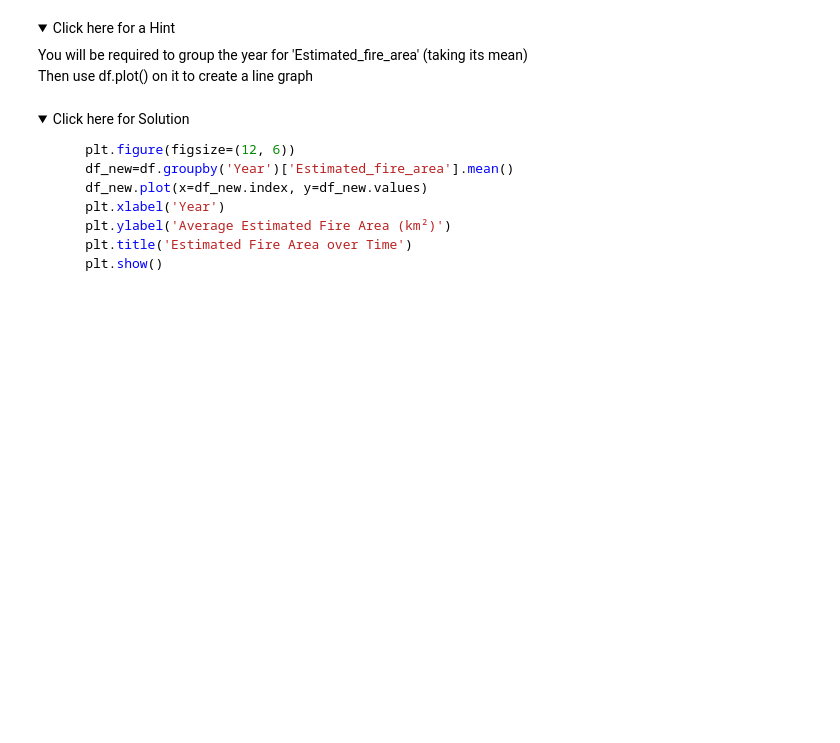
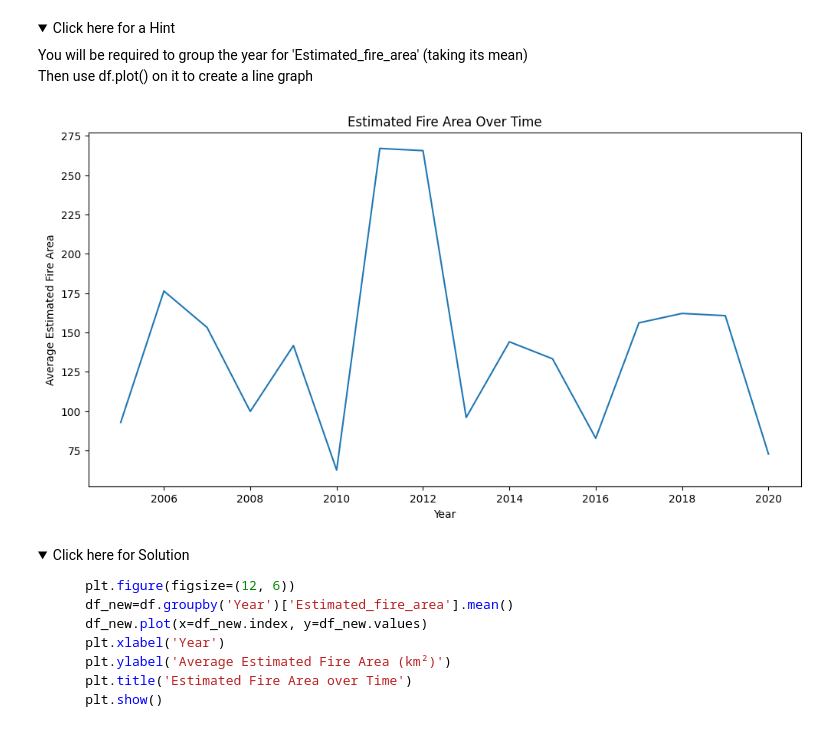
Before and after one commit to felix553/Data-Analyst-IBM-Course, a Jupyter notebook: Data Visualisation and Dashboards with Excel and Cognos/Week 5/Practice_Assignment_Part1.jupyterlite.ipynb, the cells around one changed output. Drawn from its saved outputs; the diff is of its cells as text; code cells hidden in the pictures; folded sections open; blank space fills up the shorter version.

```diff
--- a/Data Visualisation and Dashboards with Excel and Cognos/Week 5/Practice_Assignment_Part1.jupyterlite.ipynb
+++ b/Data Visualisation and Dashboards with Excel and Cognos/Week 5/Practice_Assignment_Part1.jupyterlite.ipynb
@@ -296,3 +283,13 @@ You will be required to group the year for 'Estimated_fire_area' (taking its mea
+# %%
+# TODO
+df_year = df.groupby('Year')['Estimated_fire_area'].mean()
+df_year.plot(x=df_year.index, y=df_year.values, figsize=(12,6))
+plt.xlabel("Year")
+plt.ylabel("Average Estimated Fire Area")
+plt.title('Estimated Fire Area Over Time')
+plt.show()
+# %% [output]
+[figure, added]
 # %% [markdown]
 <details>
     <summary>Click here for Solution</summary>
```
Also changed, not shown: parts of 18 cells of this notebook.
